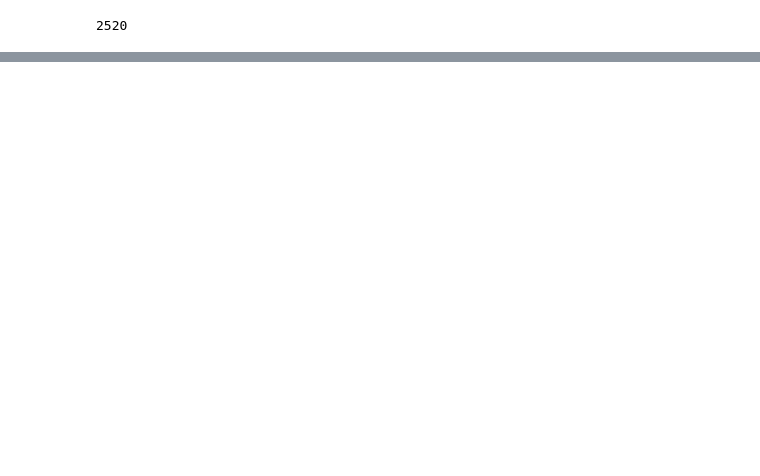
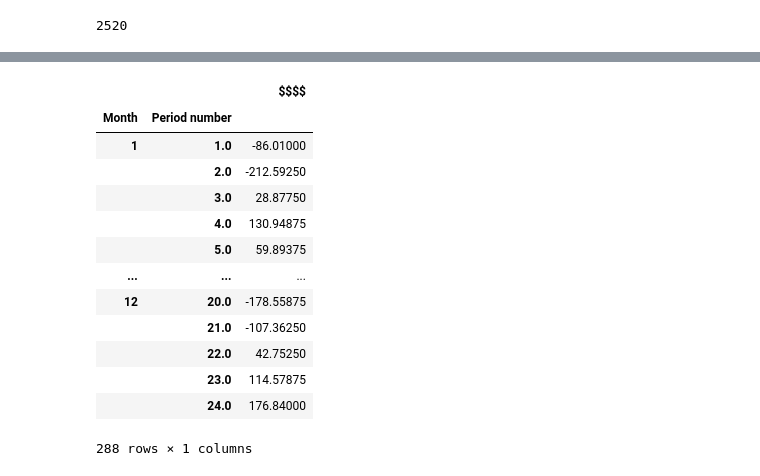
Before and after one commit to tomektom10/dataScienceBootCamp, a Jupyter notebook: analiza_energia_tylko_weekendy.ipynb, the cells around one changed output, grey strips where cells are left out. Drawn from its saved outputs; the diff is of its cells as text; code cells hidden in the pictures; blank space fills up the shorter version.

```diff
--- a/analiza_energia_tylko_weekendy.ipynb
+++ b/analiza_energia_tylko_weekendy.ipynb
@@ -98,0 +192,17 @@ len(new_df)
+# %%
+pd.DataFrame(grouped_miesiace_dni)
+# %% [output]
+|  |  | $$$$ |
+| Month | Period number |  |
+| 1 | 1.0 | -86.01000 |
+|  | 2.0 | -212.59250 |
+|  | 3.0 | 28.87750 |
+|  | 4.0 | 130.94875 |
+|  | 5.0 | 59.89375 |
+| ... | ... | ... |
+| 12 | 20.0 | -178.55875 |
+|  | 21.0 | -107.36250 |
+|  | 22.0 | 42.75250 |
+|  | 23.0 | 114.57875 |
+|  | 24.0 | 176.84000 |
+288 rows × 1 columns
```
Also changed, not shown: parts of 29 cells of this notebook.
